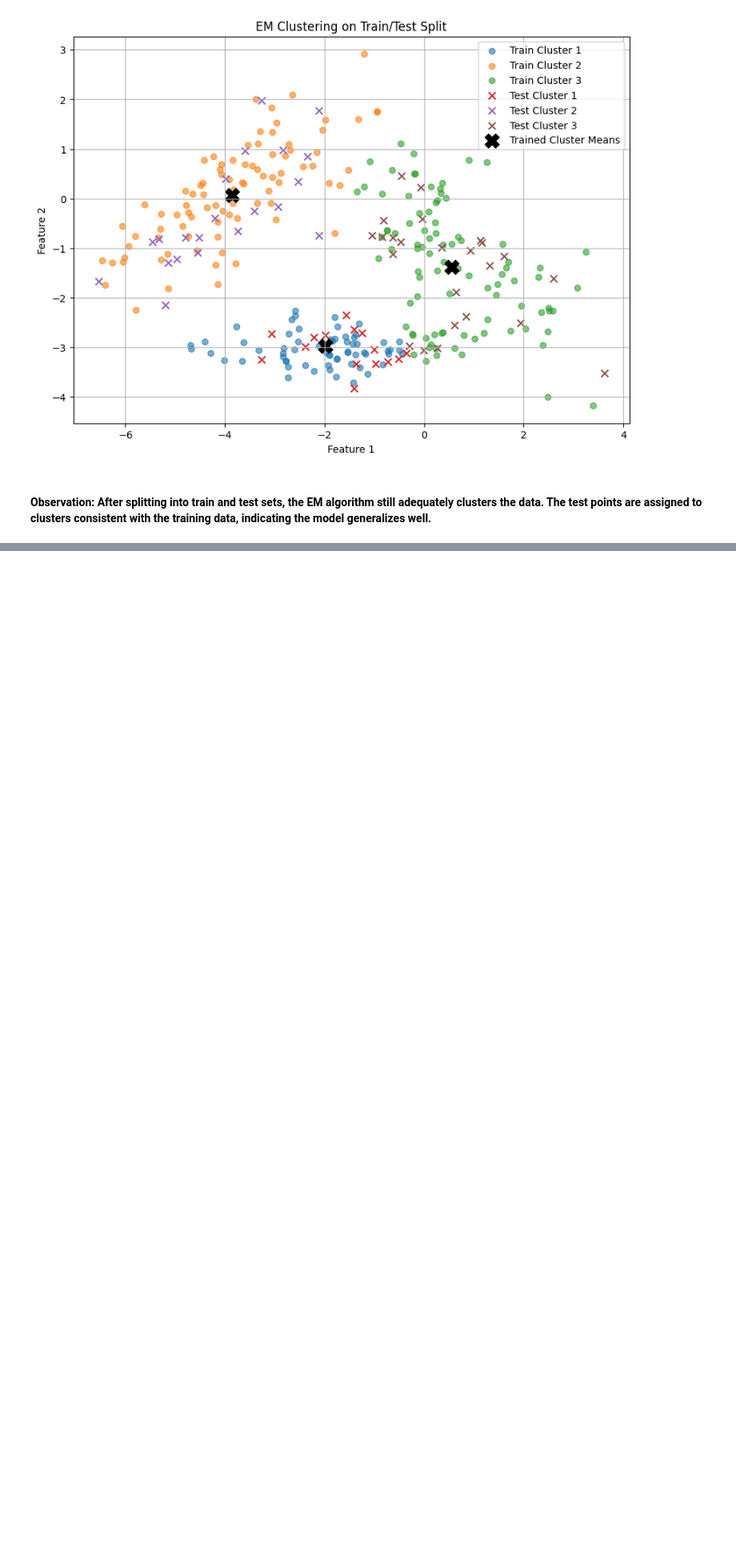
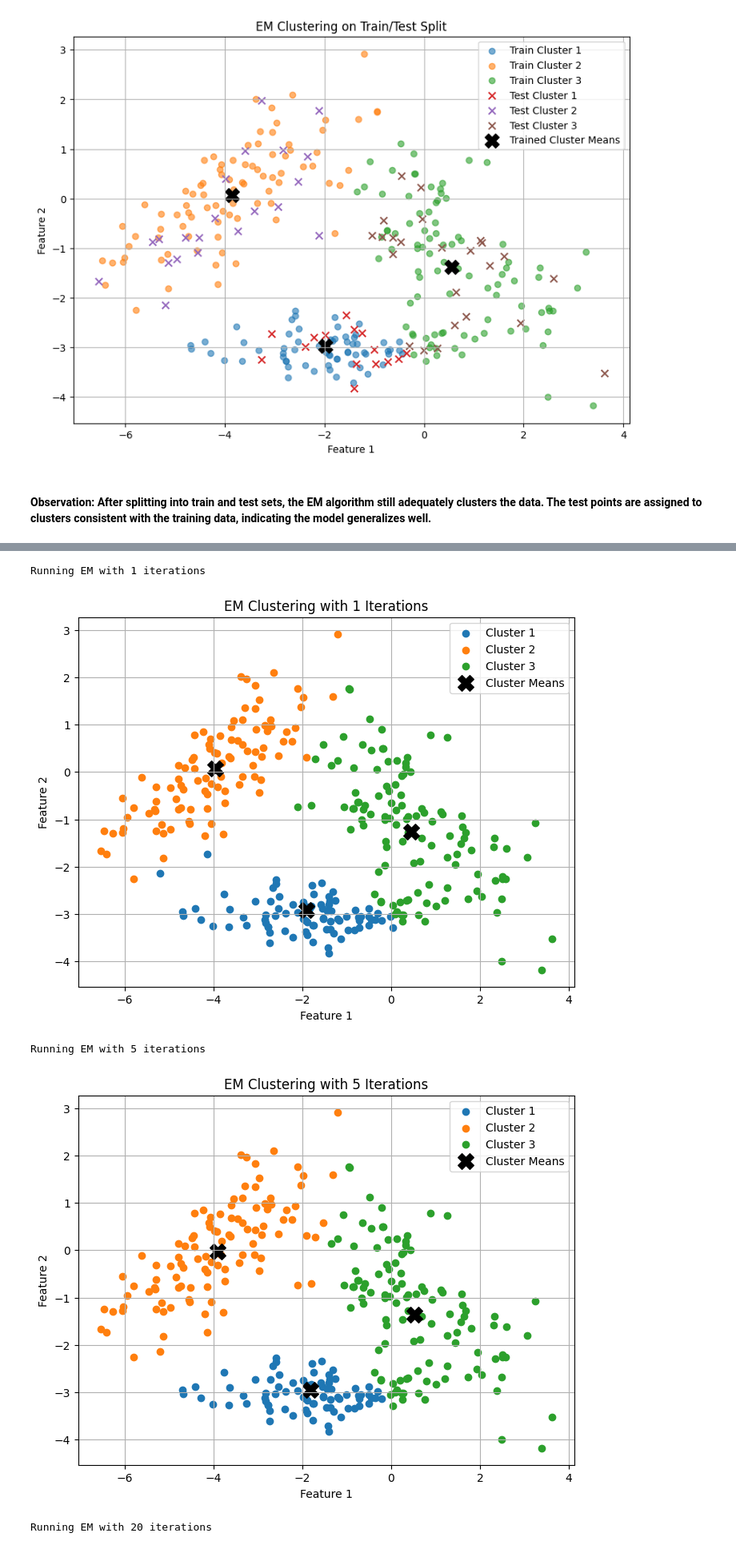
Before and after one commit to nanjala116/machine_learning1, a Jupyter notebook: notebooks_hw/clustering.ipynb, the cells around one changed output, grey strips where cells are left out. Shown at 80% size. Drawn from its saved outputs; the diff is of its cells as text; code cells hidden in the pictures; blank space fills up the shorter version.

```diff
--- a/notebooks_hw/clustering.ipynb
+++ b/notebooks_hw/clustering.ipynb
@@ -315,26 +343,29 @@ print("Plot saved to q4_3_em_clustering_diff_weights.png")
 # %%
-# --- Q4.4: Vary the number of iterations ---
-print("\n--- Q4.4: Vary the number of iterations ---")
+# Vary the number of iterations
+iterations = [1, 5, 20, 100, 500]
 
-iterations_q4_4 = [1, 5, 20, 100, 500] # Varying number of iterations
+for iter in iterations:
+    print(f"\nRunning EM with {iter} iterations")
+    W = np.array([[1/K, 1/K, 1/K]])
+    M = np.array([[-2.0, -4.0, 0.0], [-3.0, 1.0, -1.0]])
 
-for iter_q4_4 in iterations_q4_4:
-    print(f"\nRunning EM with {iter_q4_4} iterations")
-    W_q4_4 = np.array([[1/K_q2, 1/K_q2, 1/K_q2]])
-    M_q4_4 = np.array([[-2.0, -4.0, 0.0], [-3.0, 1.0, -1.0]])
-
-    W_final_q4_4, P_q4_4, p_q4_4 = exp_max(iter_q4_4, K_q2, normal_pdf, normal_train, Xmat_q2, W_q4_4, M_q4_4)
-    cluster_assignments_q4_4 = np.argmax(p_q4_4, axis=0)
+    W_final, P, p = exp_max(iter, K, normal_pdf, normal_train, Xmat, W, M)
+    cluster_assignments = np.argmax(p, axis=0)
 
     plt.figure(figsize=(8, 6))
-    for i in range(K_q2):
-        cluster_points = Xmat_q2[cluster_assignments_q4_4 == i]
+    for i in range(K):
+        cluster_points = Xmat[cluster_assignments == i]
         plt.scatter(cluster_points[:, 0], cluster_points[:, 1], label=f'Cluster {i+1}')
-    plt.scatter(P_q4_4[0, :], P_q4_4[1, :], marker='X', s=200, color='black', label='Cluster Means')
-    plt.title(f'EM Clustering with {iter_q4_4} Iterations (Q4.4)')
+    plt.scatter(P[0, :], P[1, :], marker='X', s=200, color='black', label='Cluster Means')
+    plt.title(f'EM Clustering with {iter} Iterations')
     plt.xlabel('Feature 1')
     plt.ylabel('Feature 2')
     plt.legend()
     plt.grid(True)
-    plt.savefig(f'q4_4_em_clustering_iter_{iter_q4_4}.png')
-    print(f"Plot saved to q4_4_em_clustering_iter_{iter_q4_4}.png")
+    plt.show()
+# %% [output]
+Running EM with 1 iterations
+[figure, added]
+Running EM with 5 iterations
+[figure, added]
+Running EM with 20 iterations
```
Also changed, not shown: parts of 17 cells of this notebook.
